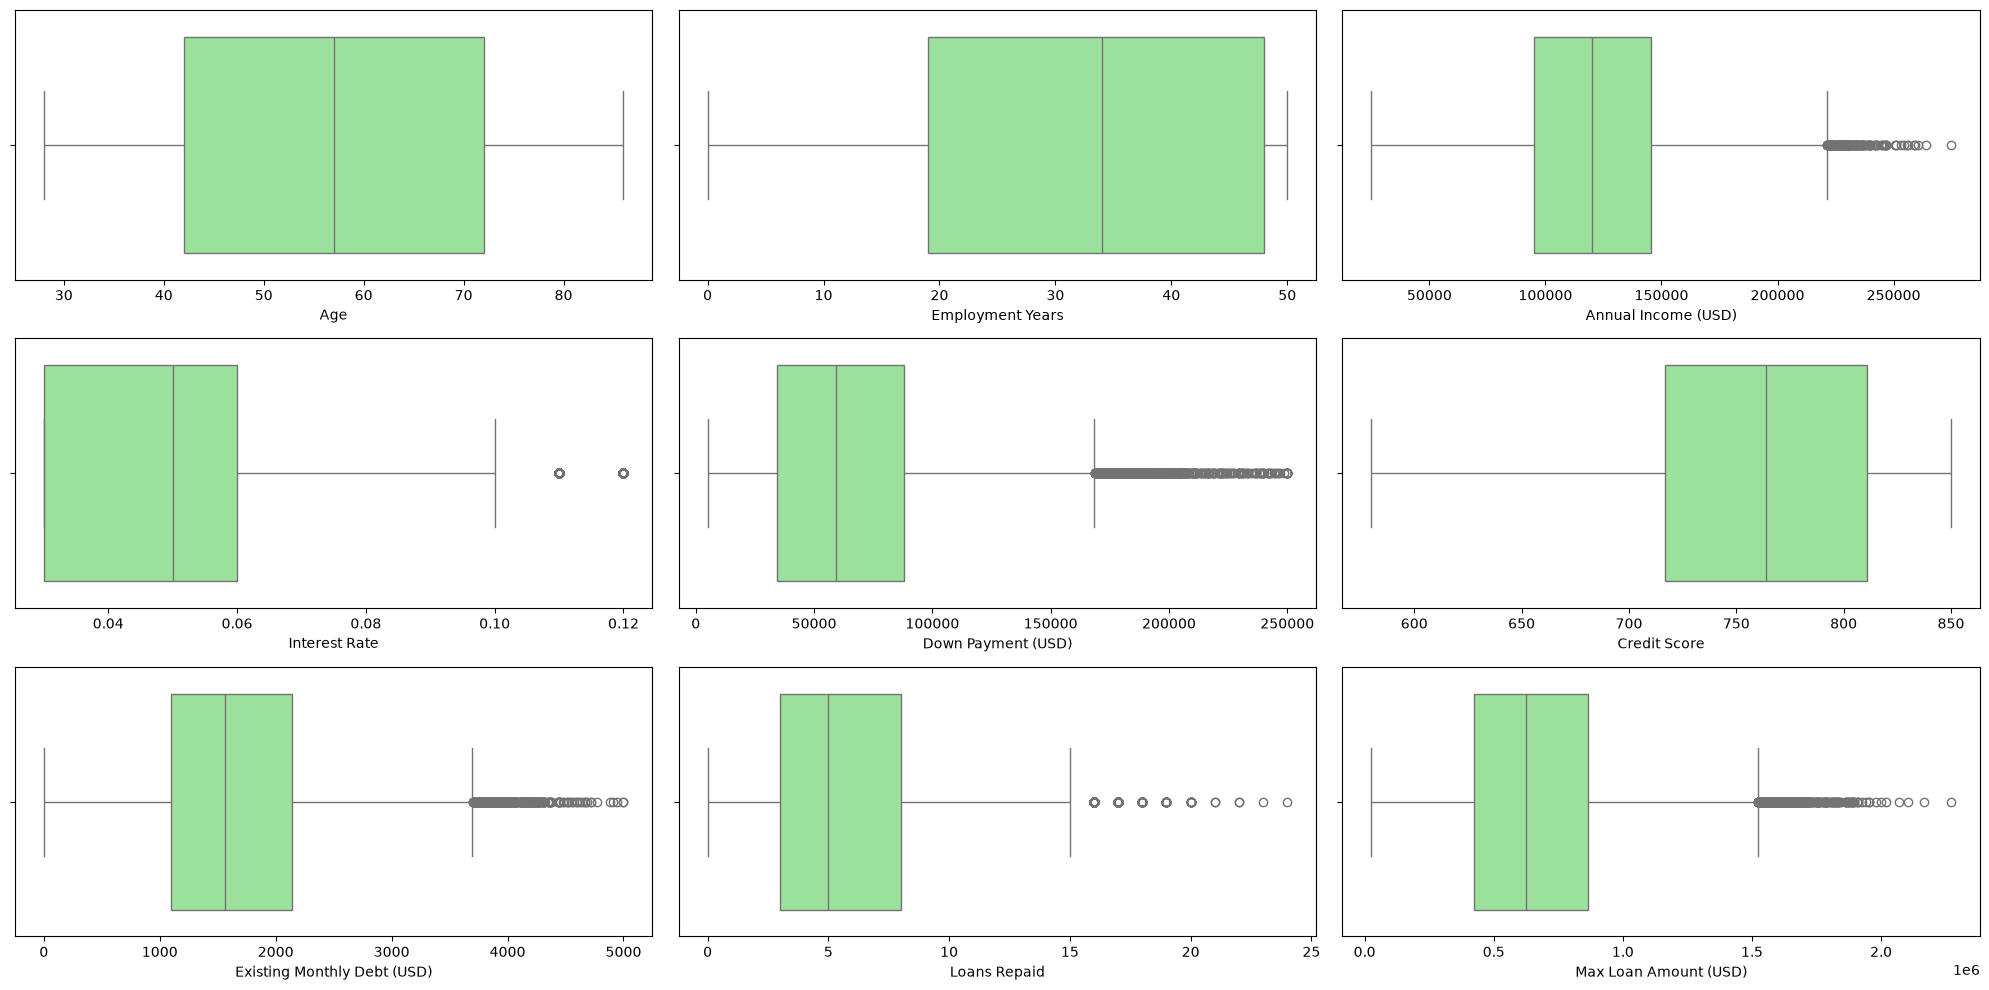
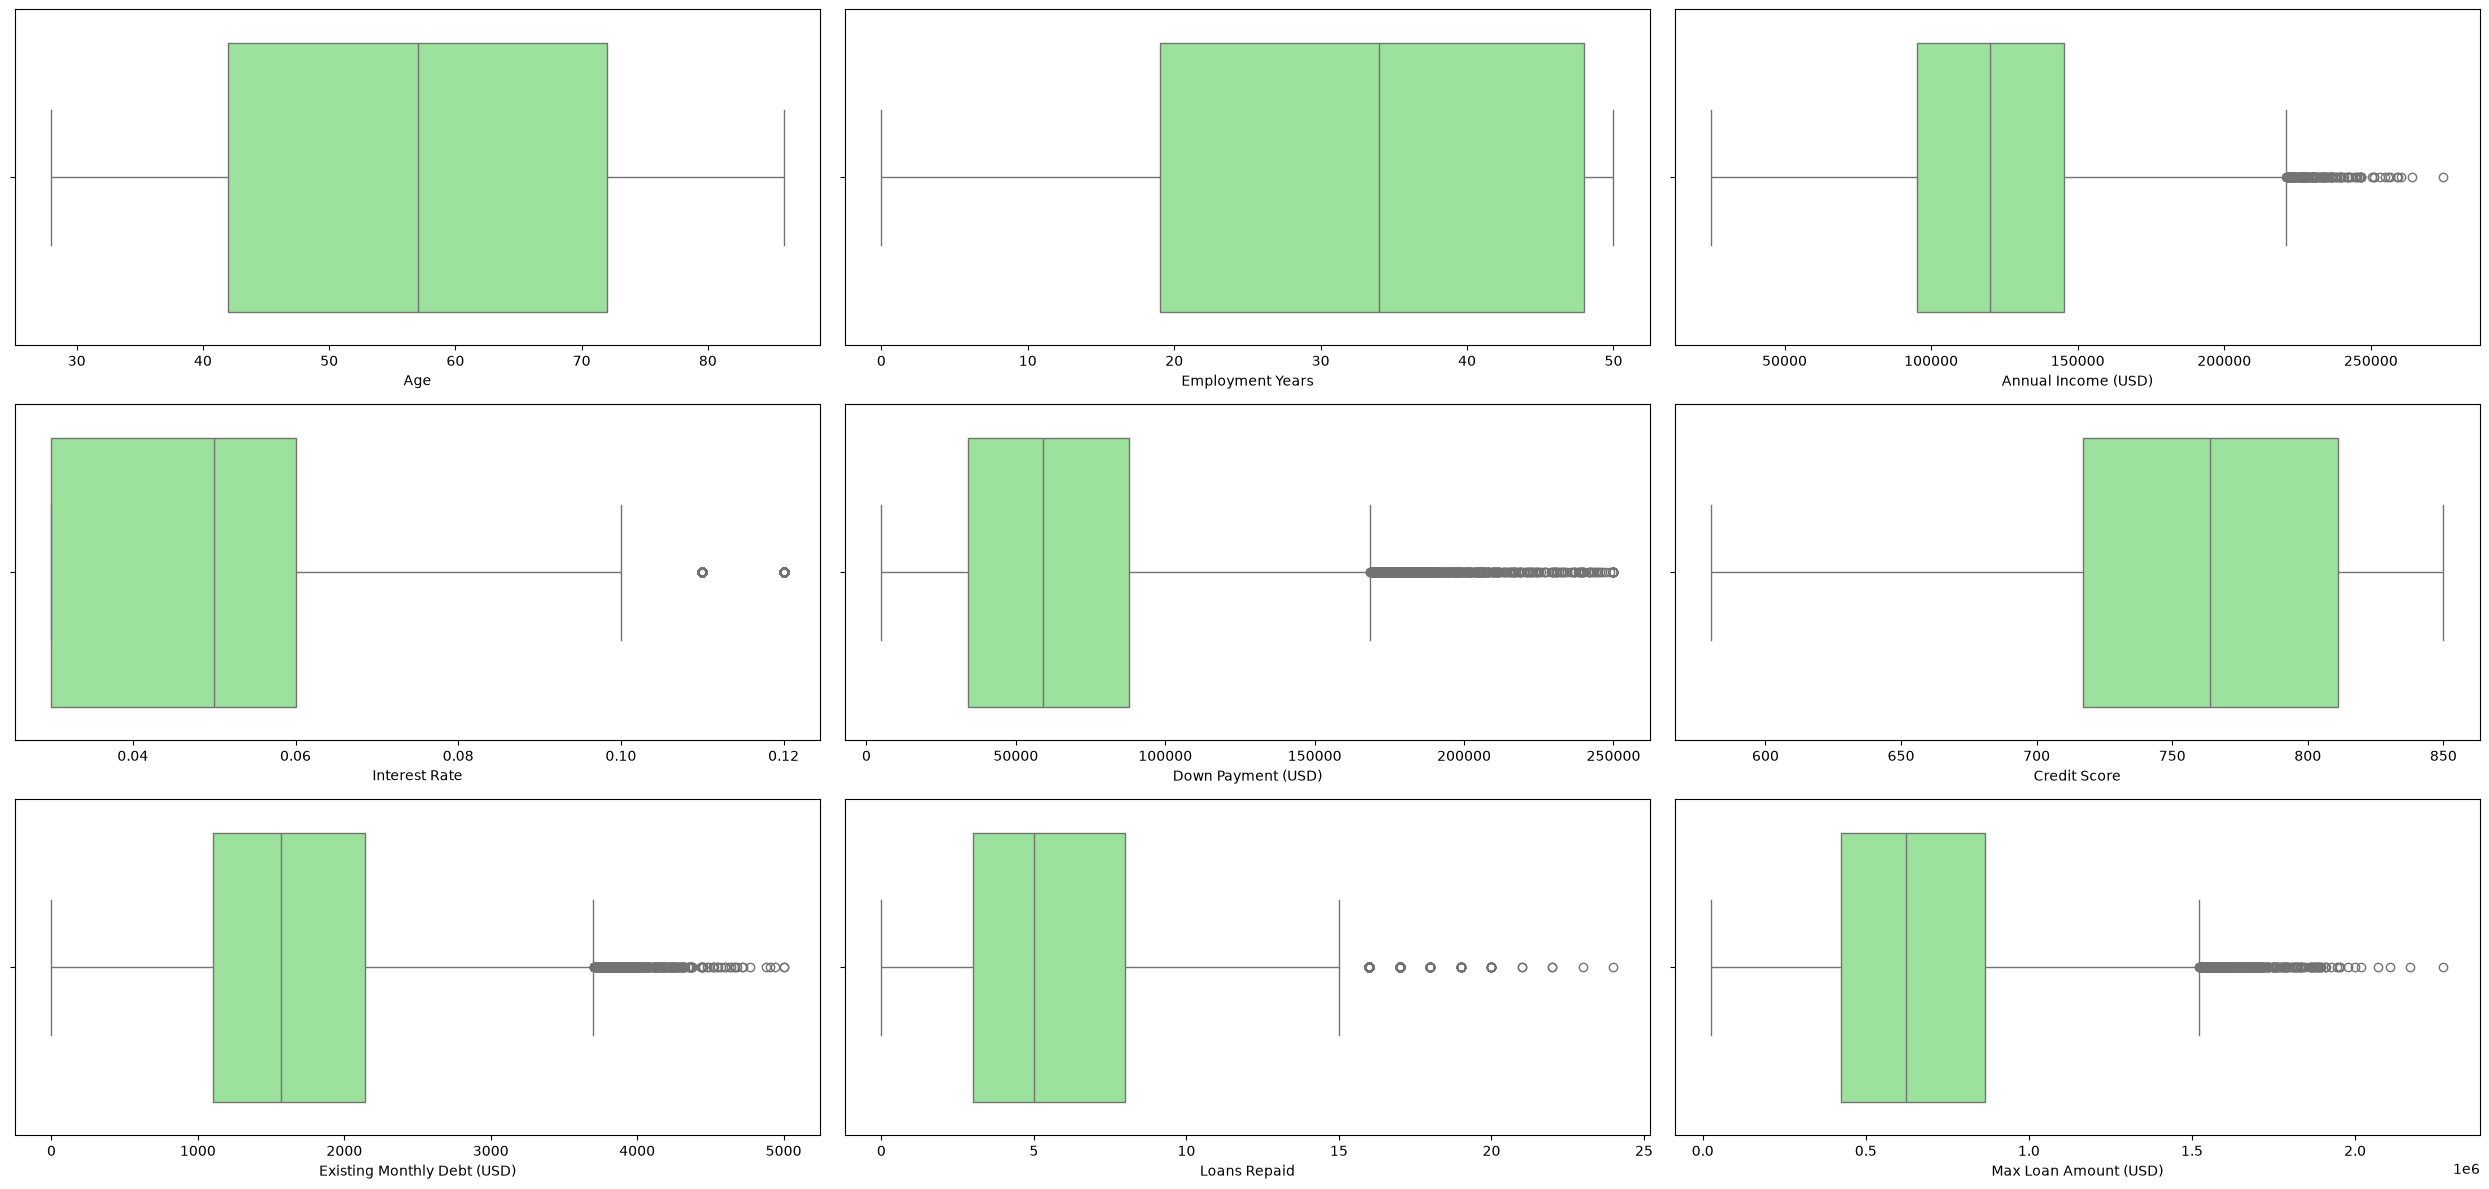
Code edit (unified diff) that turned the first committed figure into the second:
--- before
+++ after
@@ -1 +1 @@
-create_chart(sns.boxplot)
+create_chart(numeric_cols, sns.boxplot)

Commit: categorical data eda